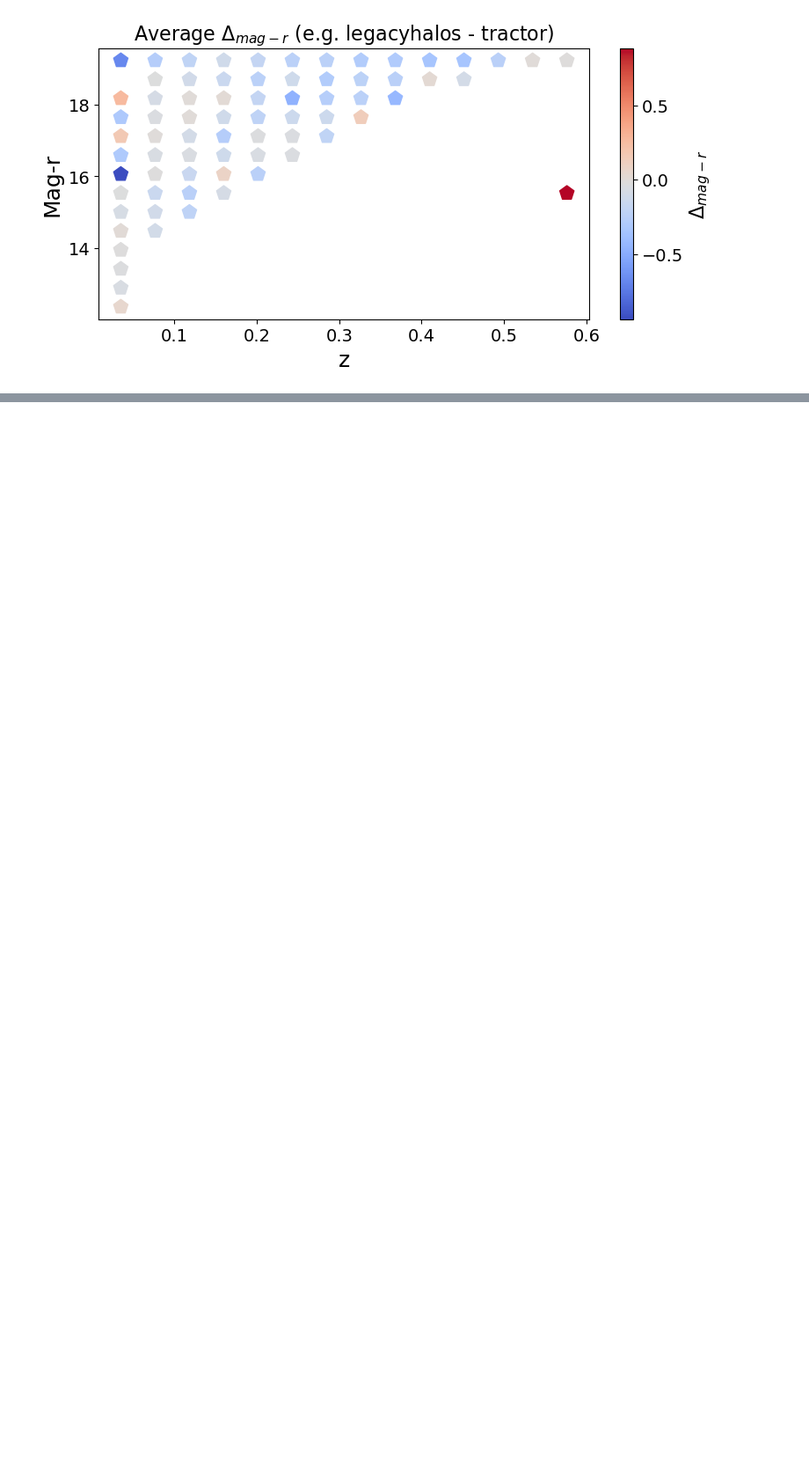
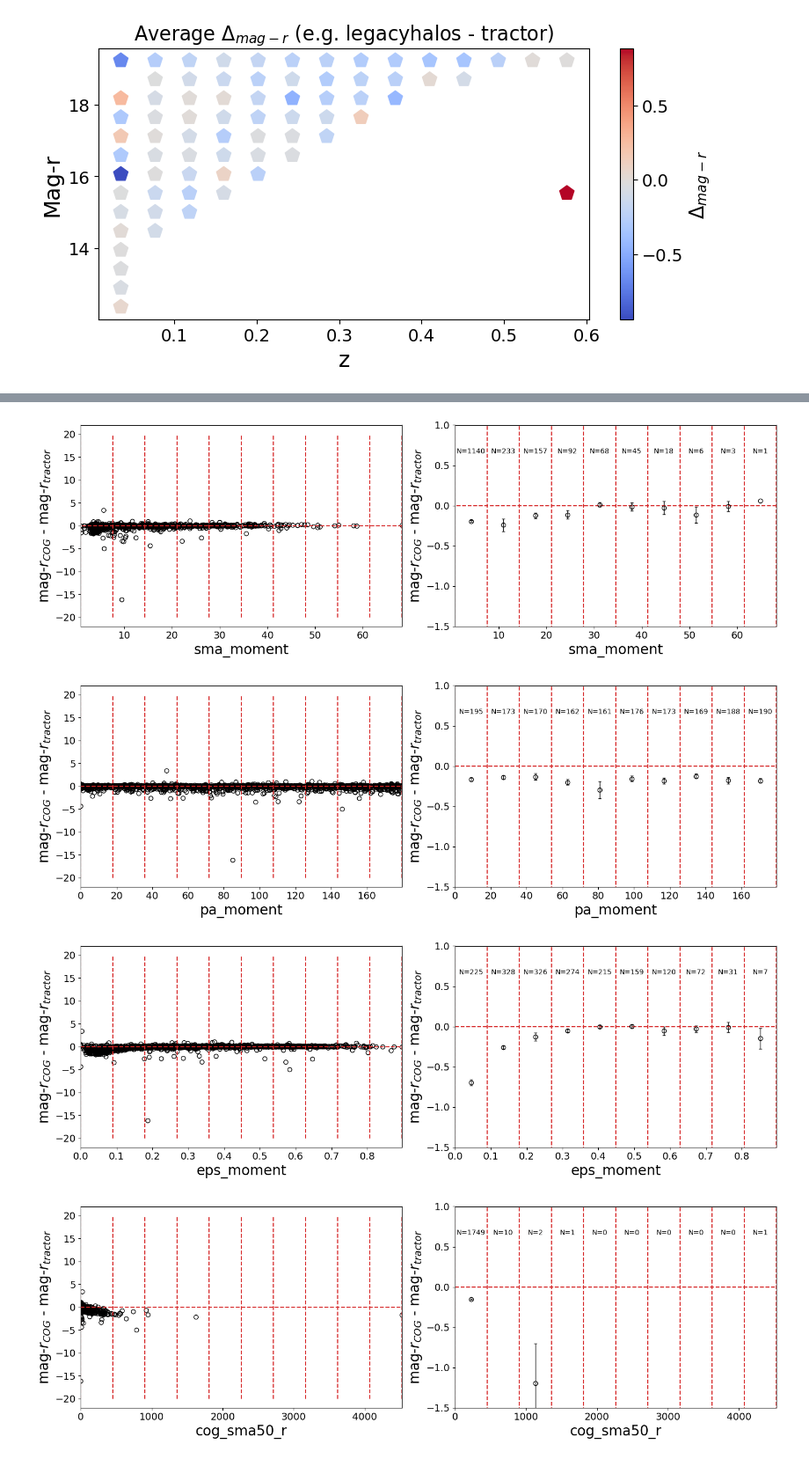
Before and after one commit to mattkwiecien/legacyhalos, a Jupyter notebook: science/sv3/sv3_mag_subsample_comparison.ipynb, the cells around one changed output, grey strips where cells are left out. Shown at 88% size. Drawn from its saved outputs; the diff is of its cells as text; code cells hidden in the pictures; blank space fills up the shorter version.

```diff
--- a/science/sv3/sv3_mag_subsample_comparison.ipynb
+++ b/science/sv3/sv3_mag_subsample_comparison.ipynb
@@ -242,0 +332,23 @@ plt.show()
+# %%
+ellipse_cols = ['sma_moment', 'pa_moment', 'eps_moment', 'cog_sma50_r']
+# %%
+for ec in ellipse_cols:
+    col_data = ellipse[ec.upper()]
+    col_min = min(col_data); col_max = max(col_data)
+    col_bins = np.linspace(col_min, col_max, 11).flatten()
+
+    fig, (ax1, ax2) = plt.subplots(1, 2, figsize=(15,5))
+
+    plot_data_and_sem(ax1, ax2, delta_mag_r, col_data, col_bins)
+
+    ax1.set_xlabel(ec, fontsize=20)
+    ax1.set_xlim(col_min, col_max)
+    ax2.set_xlabel(ec, fontsize=20)
+    ax2.set_xlim(col_min, col_max)
+
+    fig.tight_layout()
+# %% [output]
+[figure, added]
+[figure, added]
+[figure, added]
+[figure, added]
```
Also changed, not shown: parts of 16 cells of this notebook.
